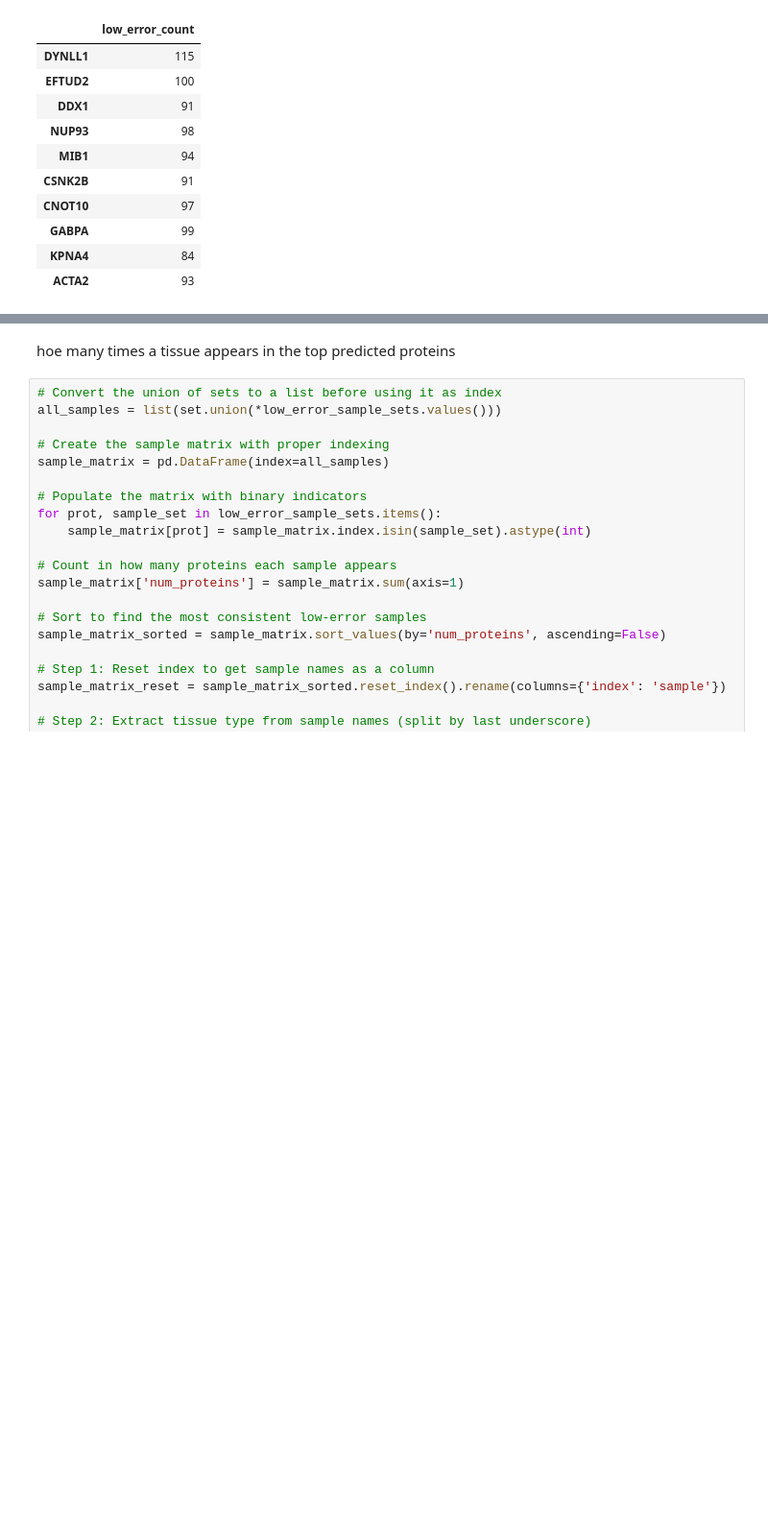
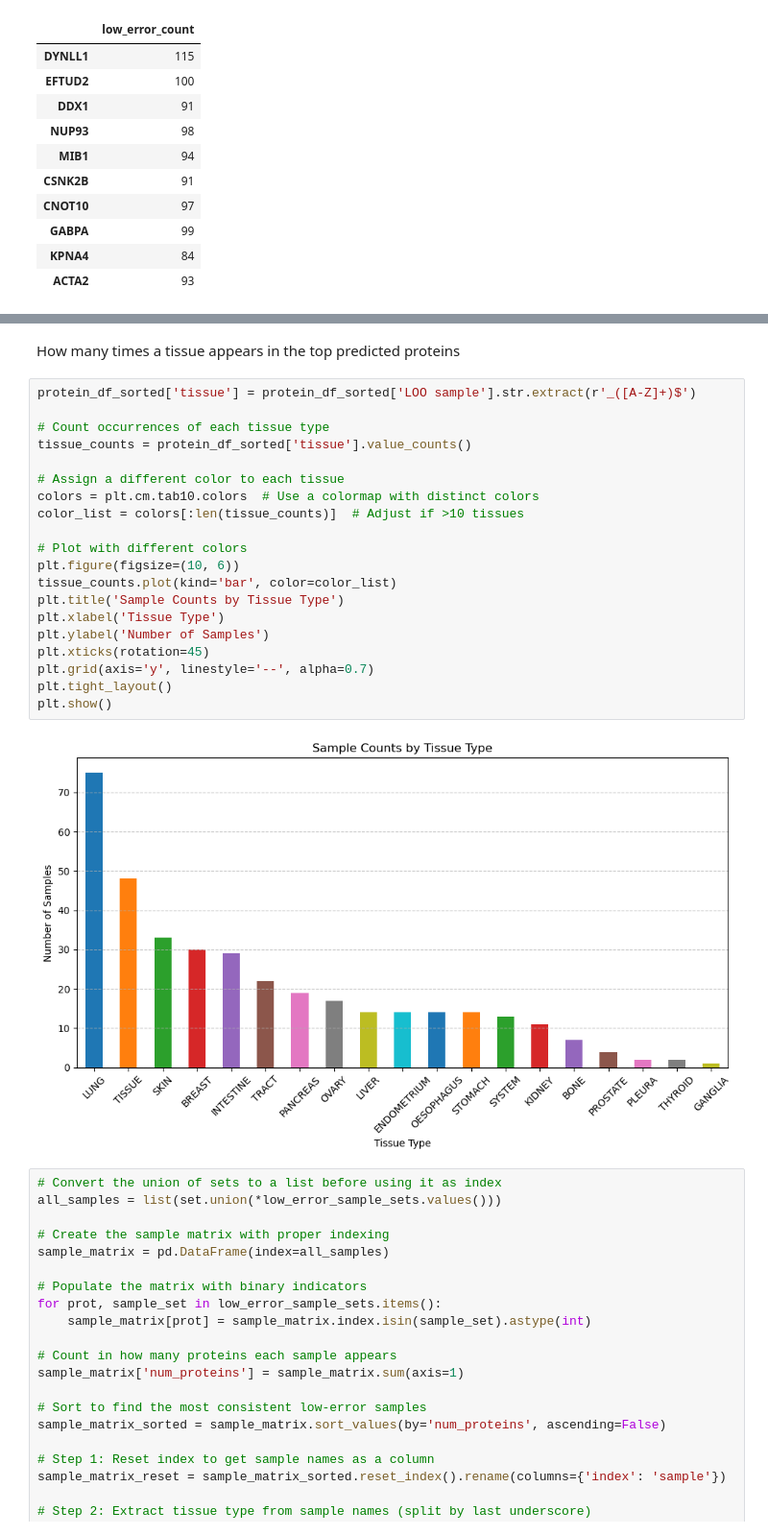
Before and after one commit to flaviocaroli/Cancer-Protein-RNA-research, a Jupyter notebook: elasticNet/model_results/res_analysis.ipynb, the cells around one changed output, grey strips where cells are left out. Shown at 96% size. Cells and saved outputs as stored; diff of their text form; blank space fills up the shorter version.

```diff
--- a/model_results/res_analysis.ipynb
+++ b/elasticNet/model_results/res_analysis.ipynb
@@ -262,5 +295,27 @@ Common samples: {'LN229_CENTRAL_NERVOUS_SYSTEM', 'MFE319_ENDOMETRIUM', 'HUPT4_PA
 # %% [markdown]
-hoe many times a tissue appears in the top predicted proteins
+How many times a tissue appears in the top predicted proteins
+# %%
+protein_df_sorted['tissue'] = protein_df_sorted['LOO sample'].str.extract(r'_([A-Z]+)$')
+
+# Count occurrences of each tissue type
+tissue_counts = protein_df_sorted['tissue'].value_counts()
+
+# Assign a different color to each tissue
+colors = plt.cm.tab10.colors  # Use a colormap with distinct colors
+color_list = colors[:len(tissue_counts)]  # Adjust if >10 tissues
+
+# Plot with different colors
+plt.figure(figsize=(10, 6))
+tissue_counts.plot(kind='bar', color=color_list)
+plt.title('Sample Counts by Tissue Type')
+plt.xlabel('Tissue Type')
+plt.ylabel('Number of Samples')
+plt.xticks(rotation=45)
+plt.grid(axis='y', linestyle='--', alpha=0.7)
+plt.tight_layout()
+plt.show()
+# %% [output]
+[figure, added]
 # %%
 # Convert the union of sets to a list before using it as index
 all_samples = list(set.union(*low_error_sample_sets.values()))
```
Also changed, not shown: parts of 15 cells of this notebook, 17 other files.
